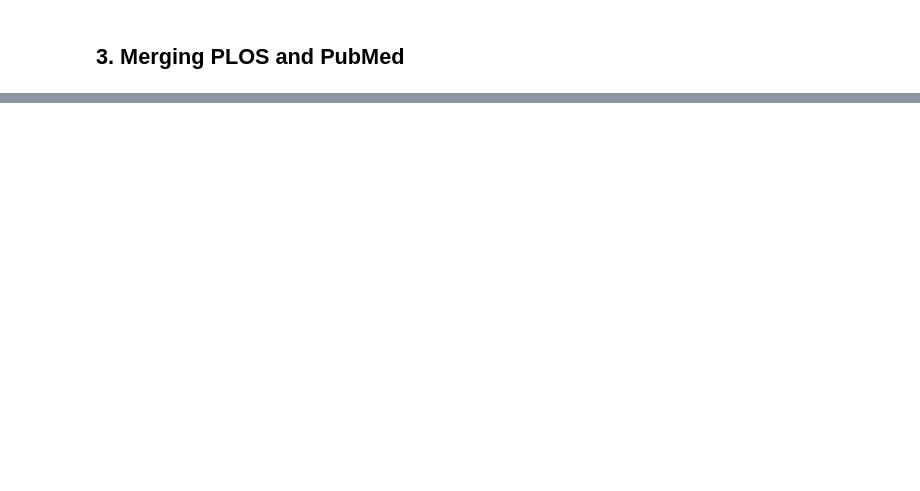
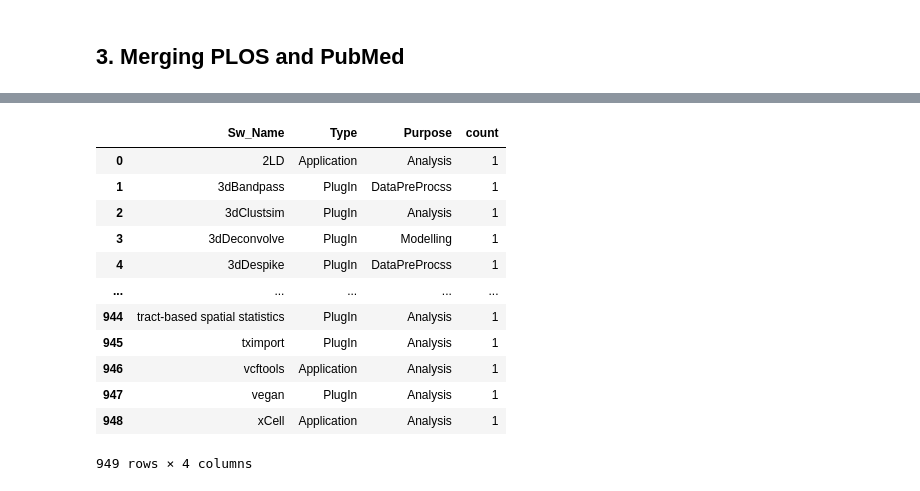
Before and after one commit to BeTKH/Automatic-classifcation-of-purpose-of-software-in-Scientific-articles, a Jupyter notebook: somecode/Merging Annotations.ipynb, the cells around one changed output, grey strips where cells are left out. Saved outputs shown, nothing was run; the diff lists cells and outputs as text; code cells hidden in the pictures; blank space fills up the shorter version.

```diff
--- a/somecode/Merging Annotations.ipynb
+++ b/somecode/Merging Annotations.ipynb
@@ -730,0 +755,21 @@ T5      Application_Usage:Purpose_Stimulation   2498    2505    E-prime
+# %%
+import pandas as pd
+
+PubMedPLoS_swName_Type_Purpose = pd.DataFrame(columns=['Sw_Name', 'Type','Purpose','count'],
+                                              data=list_softwareName_Type_Purpose)
+
+PubMedPLoS_swName_Type_Purpose
+# %% [output]
+|  | Sw_Name | Type | Purpose | count |
+| 0 | 2LD | Application | Analysis | 1 |
+| 1 | 3dBandpass | PlugIn | DataPreProcss | 1 |
+| 2 | 3dClustsim | PlugIn | Analysis | 1 |
+| 3 | 3dDeconvolve | PlugIn | Modelling | 1 |
+| 4 | 3dDespike | PlugIn | DataPreProcss | 1 |
+| ... | ... | ... | ... | ... |
+| 944 | tract-based spatial statistics | PlugIn | Analysis | 1 |
+| 945 | tximport | PlugIn | Analysis | 1 |
+| 946 | vcftools | Application | Analysis | 1 |
+| 947 | vegan | PlugIn | Analysis | 1 |
+| 948 | xCell | Application | Analysis | 1 |
+949 rows × 4 columns
```
Also changed, not shown: parts of 30 cells of this notebook, 3 other files.
